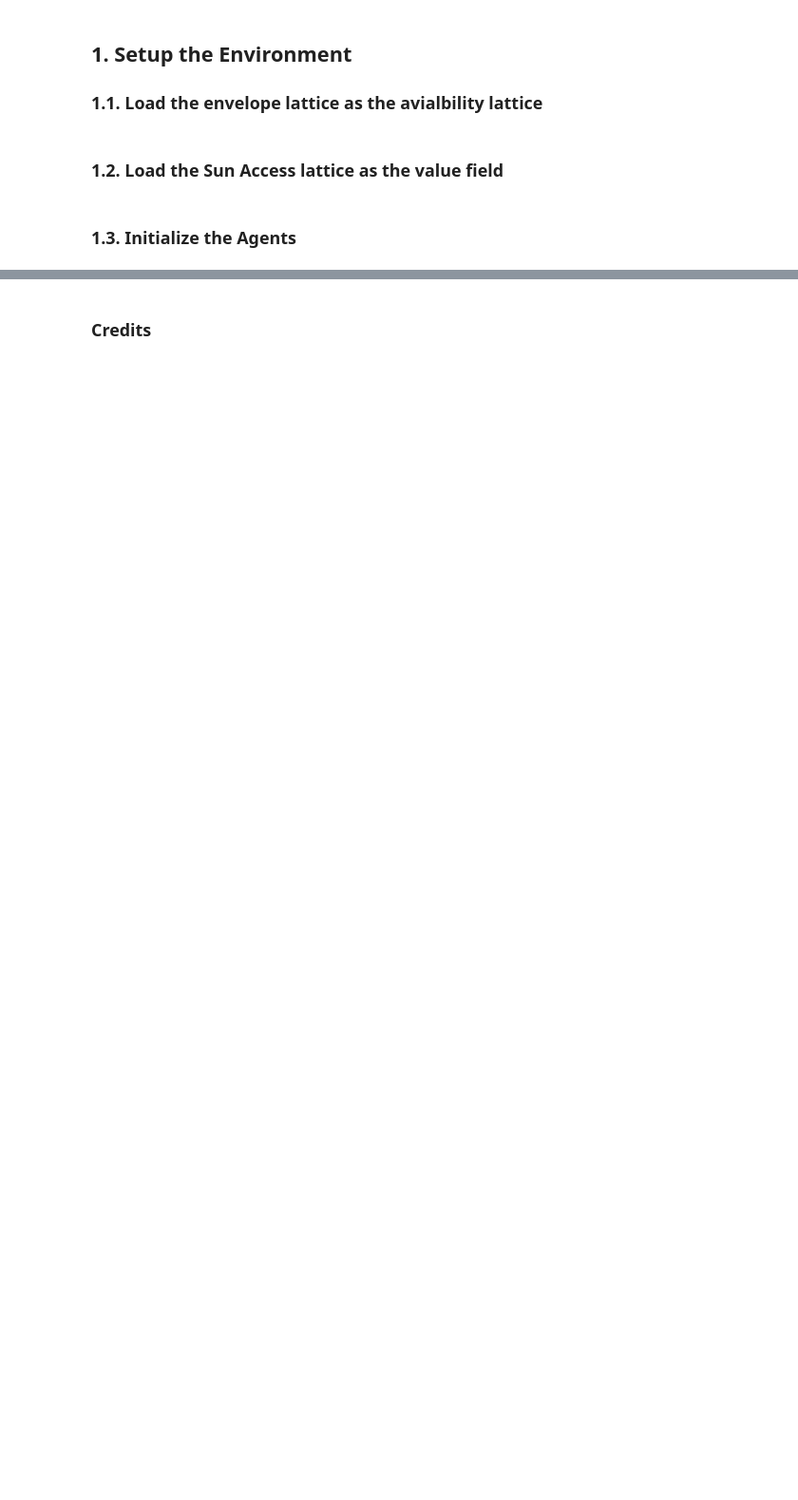
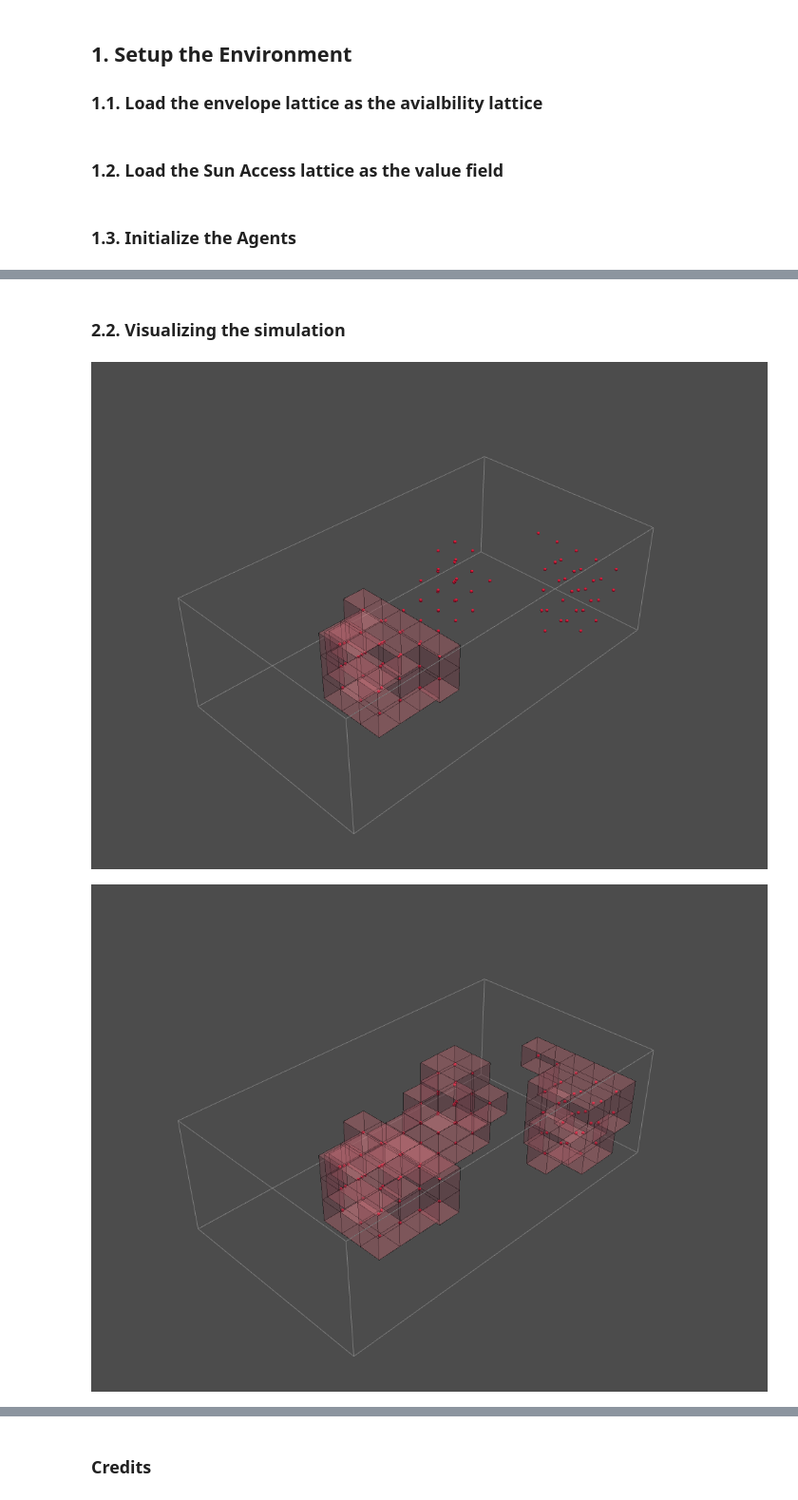
Before and after one commit to shervinazadi/spatial_computing_workshops, a Jupyter notebook: notebooks/w3_generative_spaces_simplified.ipynb, the cells around one changed output, grey strips where cells are left out. Shown at 95% size. Cells and saved outputs as stored; diff of their text form; code cells hidden in the pictures; blank space fills up the shorter version.

```diff
--- a/notebooks/w3_generative_spaces_simplified.ipynb
+++ b/notebooks/w3_generative_spaces_simplified.ipynb
@@ -131,2 +170,38 @@ while t<3:
     # adding one to the time counter
     t += 1
+# %% [markdown]
+### 2.2. Visualizing the simulation
+# %%
+# initiating the plotter
+p = pv.Plotter()
+
+# fast visualization of the lattice
+frames[0].fast_vis(p)
+
+# setup camera and close
+p.show(auto_close=False)
+
+# Open a gif
+gif_path = os.path.relpath('../data/abm_random_cccupier.gif')
+p.open_gif(gif_path)
+
+# main iteration loop
+for lattice in frames:
+
+    # update the plot
+    ######
+    p.clear()
+    l = lattice > 0
+    l.fast_vis(p)
+
+    # this will trigger the render
+    p.write_frame()
+
+# Close movie and delete object
+p.close()
+
+# Show the gif
+Image(filename=gif_path)
+# %% [output]
+[figure, added]
+[figure, added]
```
Also changed, not shown: parts of 8 cells of this notebook, 2 other files.
